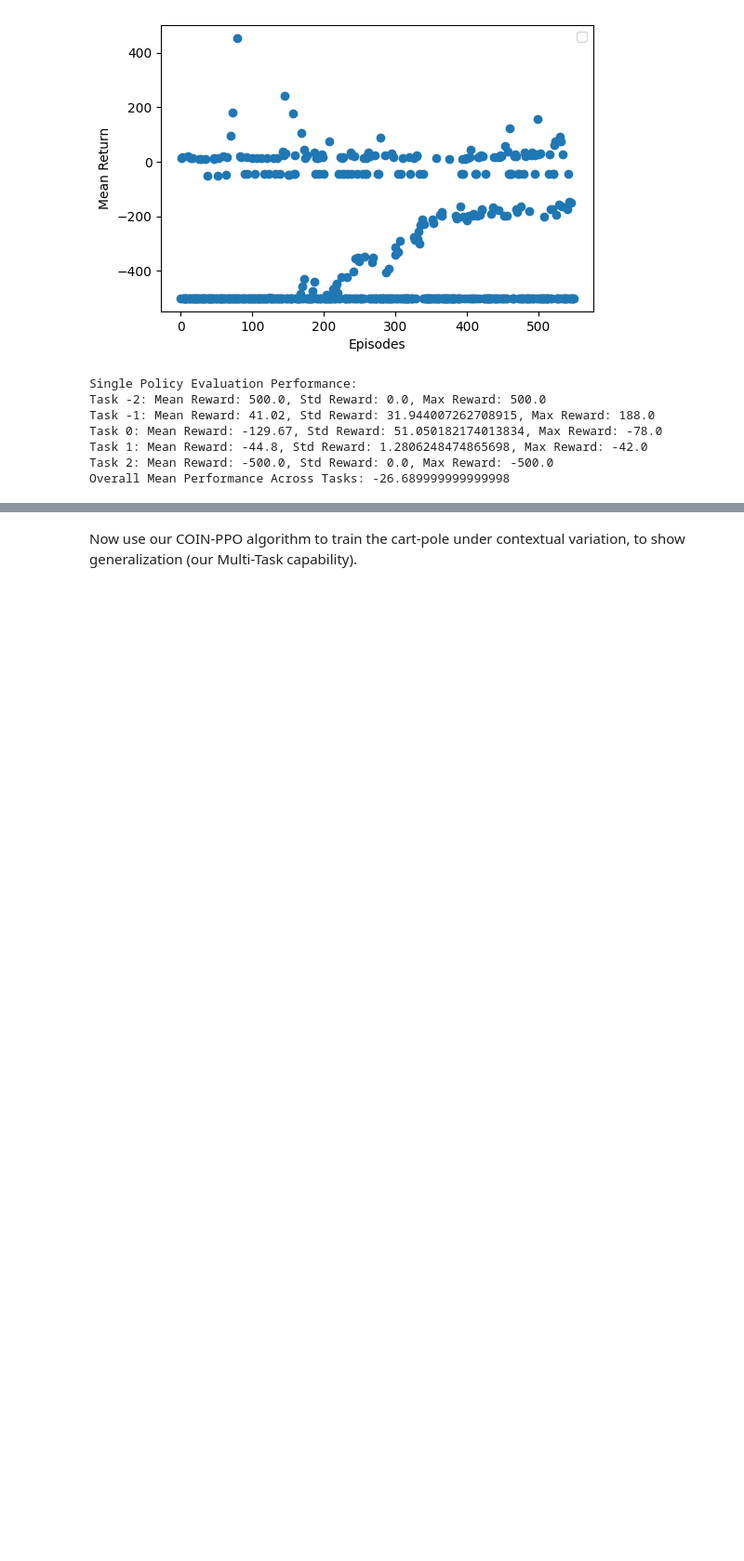
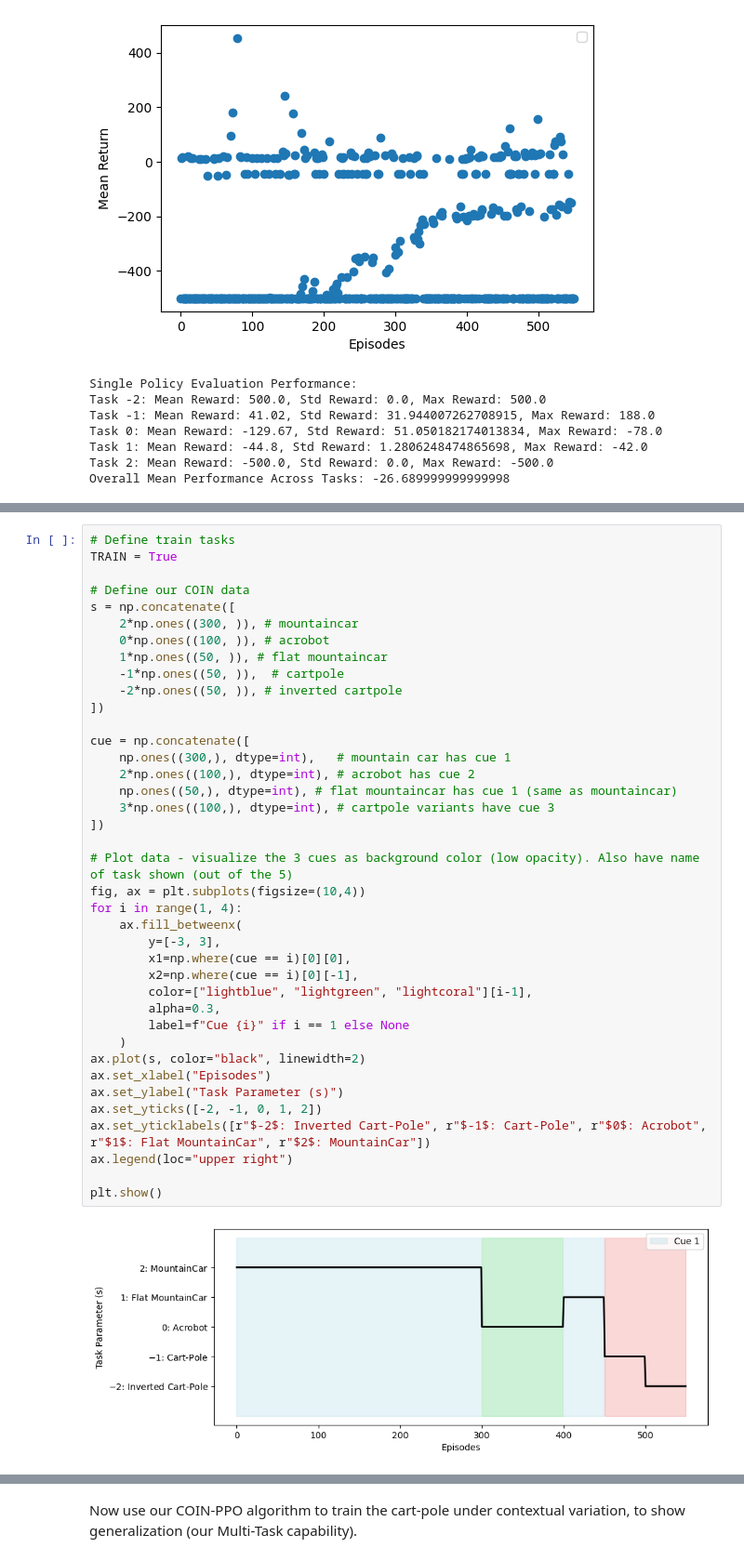
Before and after one commit to RichieRich2569/COINRL, a Jupyter notebook: figures.ipynb, the cells around one changed output, grey strips where cells are left out. Shown at 93% size. Cells and saved outputs as stored; diff of their text form; blank space fills up the shorter version.

Commit message:
Figure 3 ready to collect data.

```diff
--- a/figures.ipynb
+++ b/figures.ipynb
@@ -1455,0 +1463,41 @@ Overall Mean Performance Across Tasks: -26.689999999999998
+# %%
+# Define train tasks
+TRAIN = True
+
+# Define our COIN data
+s = np.concatenate([
+    2*np.ones((300, )), # mountaincar
+    0*np.ones((100, )), # acrobot
+    1*np.ones((50, )), # flat mountaincar
+    -1*np.ones((50, )),  # cartpole
+    -2*np.ones((50, )), # inverted cartpole
+])
+
+cue = np.concatenate([
+    np.ones((300,), dtype=int),   # mountain car has cue 1
+    2*np.ones((100,), dtype=int), # acrobot has cue 2
+    np.ones((50,), dtype=int), # flat mountaincar has cue 1 (same as mountaincar)
+    3*np.ones((100,), dtype=int), # cartpole variants have cue 3
+])
+
+# Plot data - visualize the 3 cues as background color (low opacity). Also have name of task shown (out of the 5)
+fig, ax = plt.subplots(figsize=(10,4))
+for i in range(1, 4):
+    ax.fill_betweenx(
+        y=[-3, 3],
+        x1=np.where(cue == i)[0][0],
+        x2=np.where(cue == i)[0][-1],
+        color=["lightblue", "lightgreen", "lightcoral"][i-1],
+        alpha=0.3,
+        label=f"Cue {i}" if i == 1 else None
+    )
+ax.plot(s, color="black", linewidth=2)
+ax.set_xlabel("Episodes")
+ax.set_ylabel("Task Parameter (s)")
+ax.set_yticks([-2, -1, 0, 1, 2])
+ax.set_yticklabels([r"$-2$: Inverted Cart-Pole", r"$-1$: Cart-Pole", r"$0$: Acrobot", r"$1$: Flat MountainCar", r"$2$: MountainCar"])
+ax.legend(loc="upper right")
+
+plt.show()
+# %% [output]
+[figure, added]
```
Also changed, not shown: parts of 11 cells of this notebook, 4 other files.
